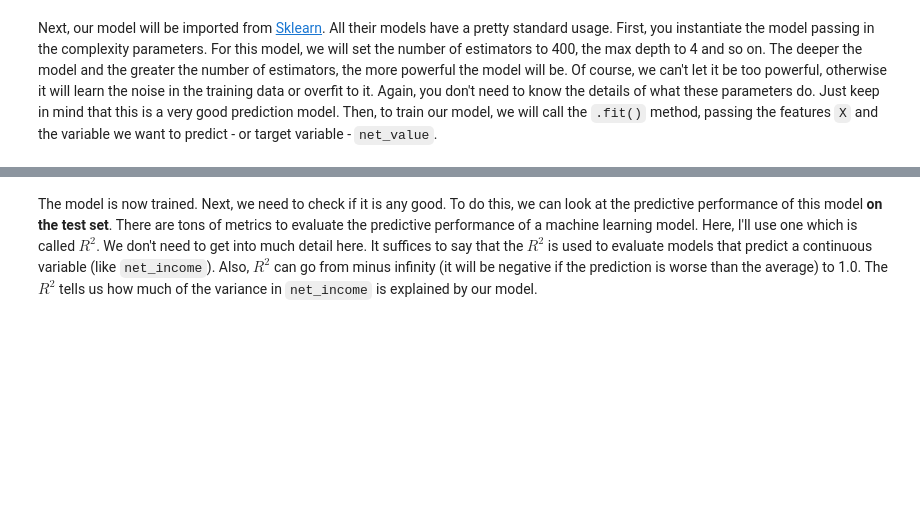
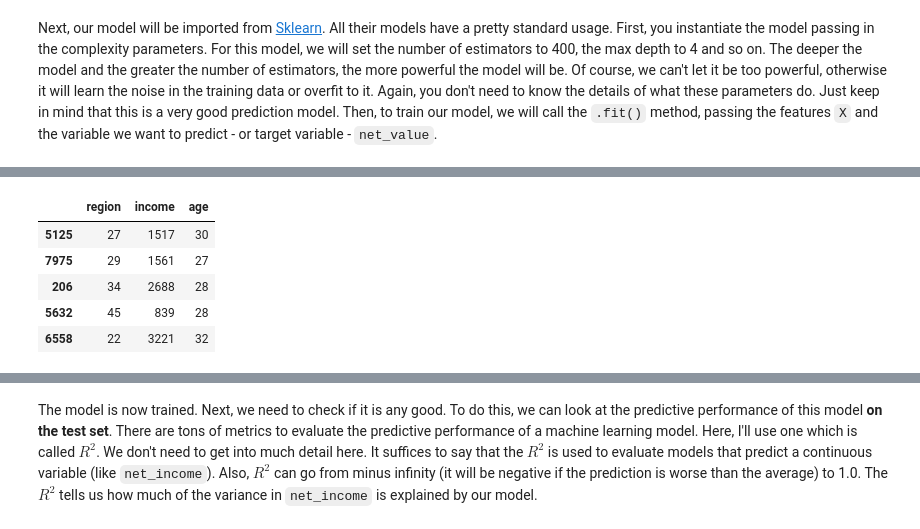
Before and after one commit to stevechengnyc/python-causality-handbook, a Jupyter notebook: causal-inference-for-the-brave-and-true/17-Predictive-Models-101.ipynb, the cells around one changed output, grey strips where cells are left out. Drawn from its saved outputs; the diff is of its cells as text; code cells hidden in the pictures; blank space fills up the shorter version.

```diff
--- a/causal-inference-for-the-brave-and-true/17-Predictive-Models-101.ipynb
+++ b/causal-inference-for-the-brave-and-true/17-Predictive-Models-101.ipynb
@@ -745,0 +845,9 @@ Next, our model will be imported from [Sklearn](https://scikit-learn.org/stable/
+# %%
+train[["region", "income", "age"]].head()
+# %% [output]
+|  | region | income | age |
+| 5125 | 27 | 1517 | 30 |
+| 7975 | 29 | 1561 | 27 |
+| 206 | 34 | 2688 | 28 |
+| 5632 | 45 | 839 | 28 |
+| 6558 | 22 | 3221 | 32 |
```
Also changed, not shown: parts of 14 cells of this notebook.
